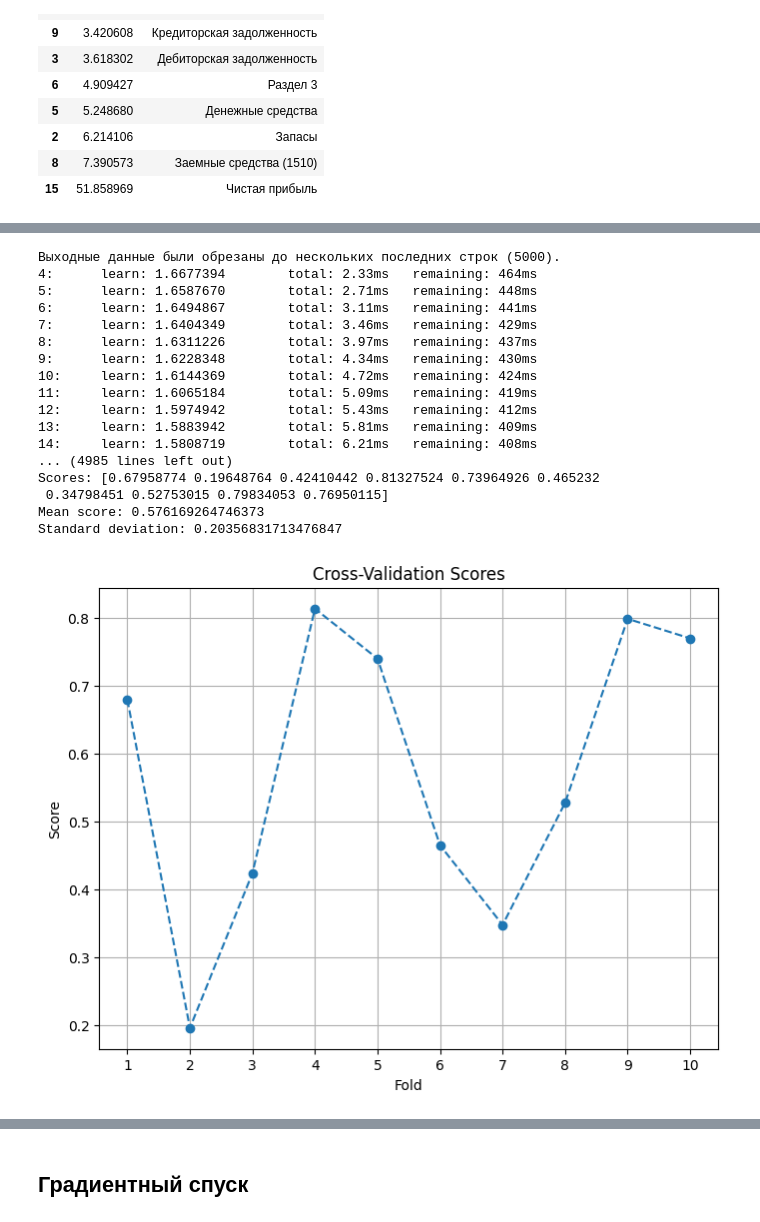
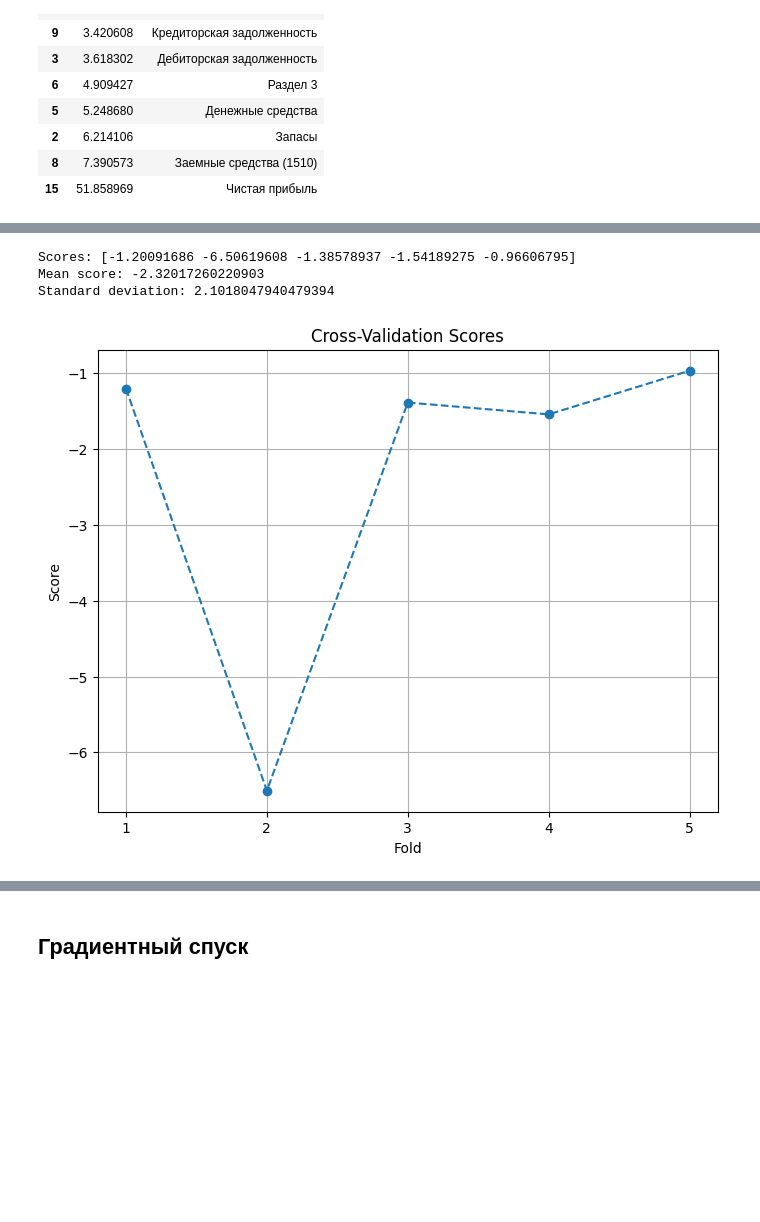
Before and after one commit to groxel/colab, a Jupyter notebook: DT_Project.ipynb, the cells around one changed output, grey strips where cells are left out. Cells and saved outputs as stored; diff of their text form; code cells hidden in the pictures; blank space fills up the shorter version.

```diff
--- a/DT_Project.ipynb
+++ b/DT_Project.ipynb
@@ -345,43 +372,30 @@ plt.show()
 # %%
 from sklearn.model_selection import cross_val_score
 
 # Выполняем кросс-валидацию
 # cv - количество фолдов (разбиений данных)
-scores = cross_val_score(model, X, Y, cv=10, scoring='r2')
+scores = cross_val_score(model, X, Y, cv=5, scoring='neg_mean_absolute_percentage_error')
+#scores = cross_val_score(model, X, Y, cv=5, scoring='r2')
 
 # Выводим результаты
 print("Scores:", scores)
 print("Mean score:", scores.mean())
 print("Standard deviation:", scores.std())
 
 # Отрисовываем результаты
 plt.figure(figsize=(8, 6))
 plt.plot(range(1, len(scores) + 1), scores, marker='o', linestyle='--')
 plt.xlabel('Fold')
 plt.ylabel('Score')
 plt.title('Cross-Validation Scores')
 plt.xticks(range(1, len(scores) + 1))
 plt.grid(True)
 plt.show()
 # %% [output]
-Выходные данные были обрезаны до нескольких последних строк (5000).
-4:      learn: 1.6677394        total: 2.33ms   remaining: 464ms
-5:      learn: 1.6587670        total: 2.71ms   remaining: 448ms
-6:      learn: 1.6494867        total: 3.11ms   remaining: 441ms
-7:      learn: 1.6404349        total: 3.46ms   remaining: 429ms
-8:      learn: 1.6311226        total: 3.97ms   remaining: 437ms
-9:      learn: 1.6228348        total: 4.34ms   remaining: 430ms
-10:     learn: 1.6144369        total: 4.72ms   remaining: 424ms
-11:     learn: 1.6065184        total: 5.09ms   remaining: 419ms
-12:     learn: 1.5974942        total: 5.43ms   remaining: 412ms
-13:     learn: 1.5883942        total: 5.81ms   remaining: 409ms
-14:     learn: 1.5808719        total: 6.21ms   remaining: 408ms
-... (4985 lines left out)
-Scores: [0.67958774 0.19648764 0.42410442 0.81327524 0.73964926 0.465232
- 0.34798451 0.52753015 0.79834053 0.76950115]
-Mean score: 0.576169264746373
-Standard deviation: 0.20356831713476847
+Scores: [-1.20091686 -6.50619608 -1.38578937 -1.54189275 -0.96606795]
+Mean score: -2.32017260220903
+Standard deviation: 2.1018047940479394
-[figure, old version]
+[figure, new version]
 # %%
 plt.hist((Y_train), bins=20)
 plt.show()
```
Also changed, not shown: parts of 16 cells of this notebook.
